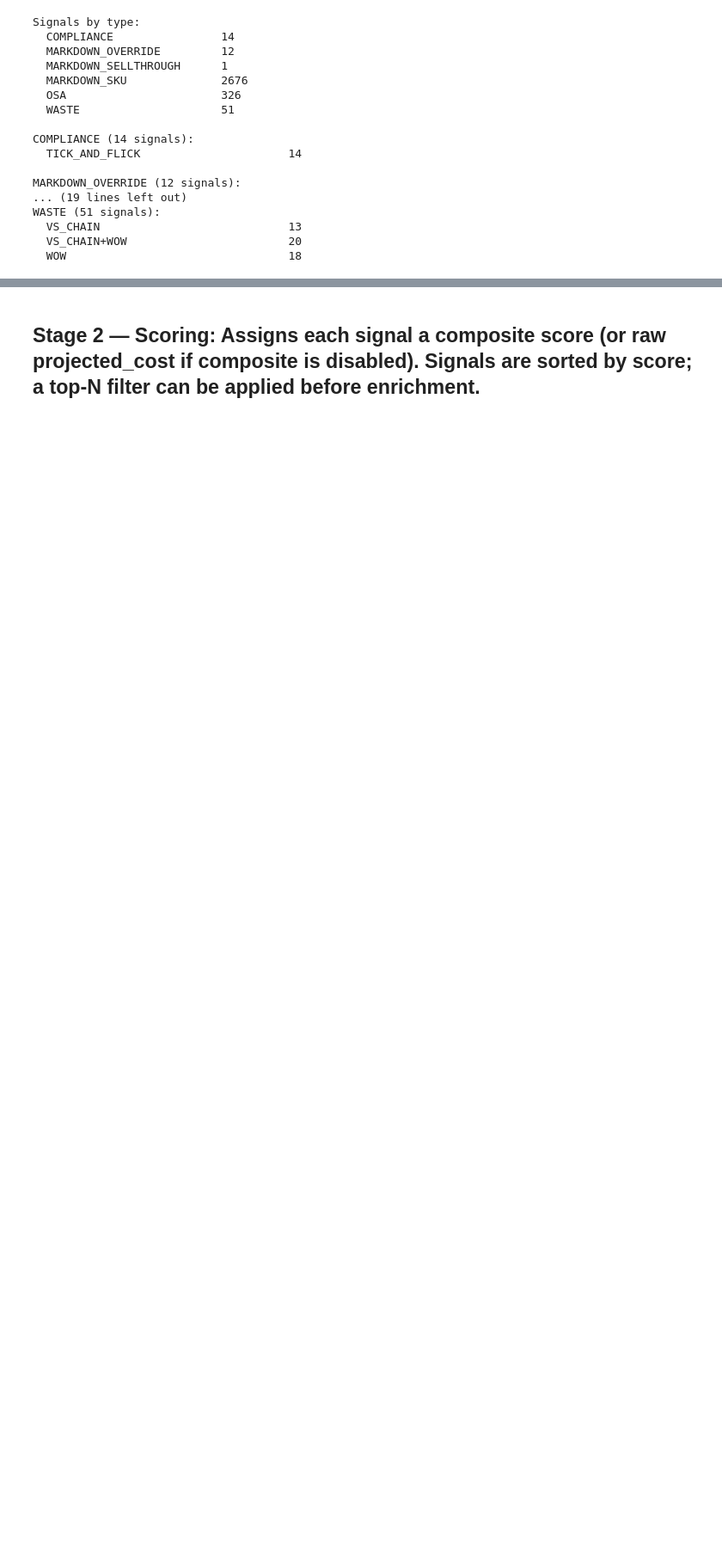
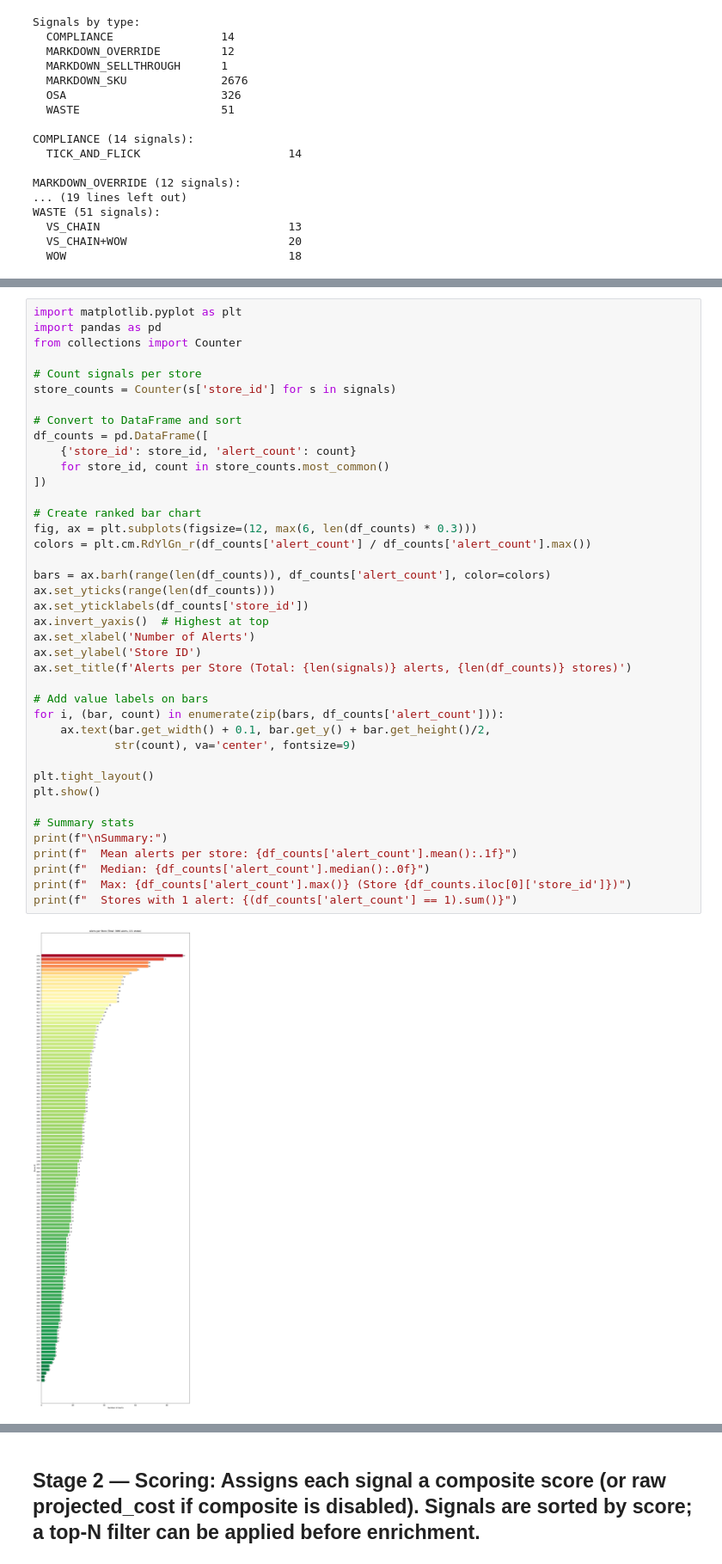
Before and after one commit to retailinsight/store_insight_pipeline, a Jupyter notebook: pipeline/qc/end_to_end_qc.ipynb, the cells around one changed output, grey strips where cells are left out. Shown at 86% size. Cells and saved outputs as stored; diff of their text form; blank space fills up the shorter version.

```diff
--- a/pipeline/qc/end_to_end_qc.ipynb
+++ b/pipeline/qc/end_to_end_qc.ipynb
@@ -350,0 +336,42 @@ WASTE (51 signals):
+# %%
+import matplotlib.pyplot as plt
+import pandas as pd
+from collections import Counter
+
+# Count signals per store
+store_counts = Counter(s['store_id'] for s in signals)
+
+# Convert to DataFrame and sort
+df_counts = pd.DataFrame([
+    {'store_id': store_id, 'alert_count': count}
+    for store_id, count in store_counts.most_common()
+])
+
+# Create ranked bar chart
+fig, ax = plt.subplots(figsize=(12, max(6, len(df_counts) * 0.3)))
+colors = plt.cm.RdYlGn_r(df_counts['alert_count'] / df_counts['alert_count'].max())
+
+bars = ax.barh(range(len(df_counts)), df_counts['alert_count'], color=colors)
+ax.set_yticks(range(len(df_counts)))
+ax.set_yticklabels(df_counts['store_id'])
+ax.invert_yaxis()  # Highest at top
+ax.set_xlabel('Number of Alerts')
+ax.set_ylabel('Store ID')
+ax.set_title(f'Alerts per Store (Total: {len(signals)} alerts, {len(df_counts)} stores)')
+
+# Add value labels on bars
+for i, (bar, count) in enumerate(zip(bars, df_counts['alert_count'])):
+    ax.text(bar.get_width() + 0.1, bar.get_y() + bar.get_height()/2,
+            str(count), va='center', fontsize=9)
+
+plt.tight_layout()
+plt.show()
+
+# Summary stats
+print(f"\nSummary:")
+print(f"  Mean alerts per store: {df_counts['alert_count'].mean():.1f}")
+print(f"  Median: {df_counts['alert_count'].median():.0f}")
+print(f"  Max: {df_counts['alert_count'].max()} (Store {df_counts.iloc[0]['store_id']})")
+print(f"  Stores with 1 alert: {(df_counts['alert_count'] == 1).sum()}")
+# %% [output]
+[figure, added]
```
Also changed, not shown: parts of 19 cells of this notebook, 3 other files.
